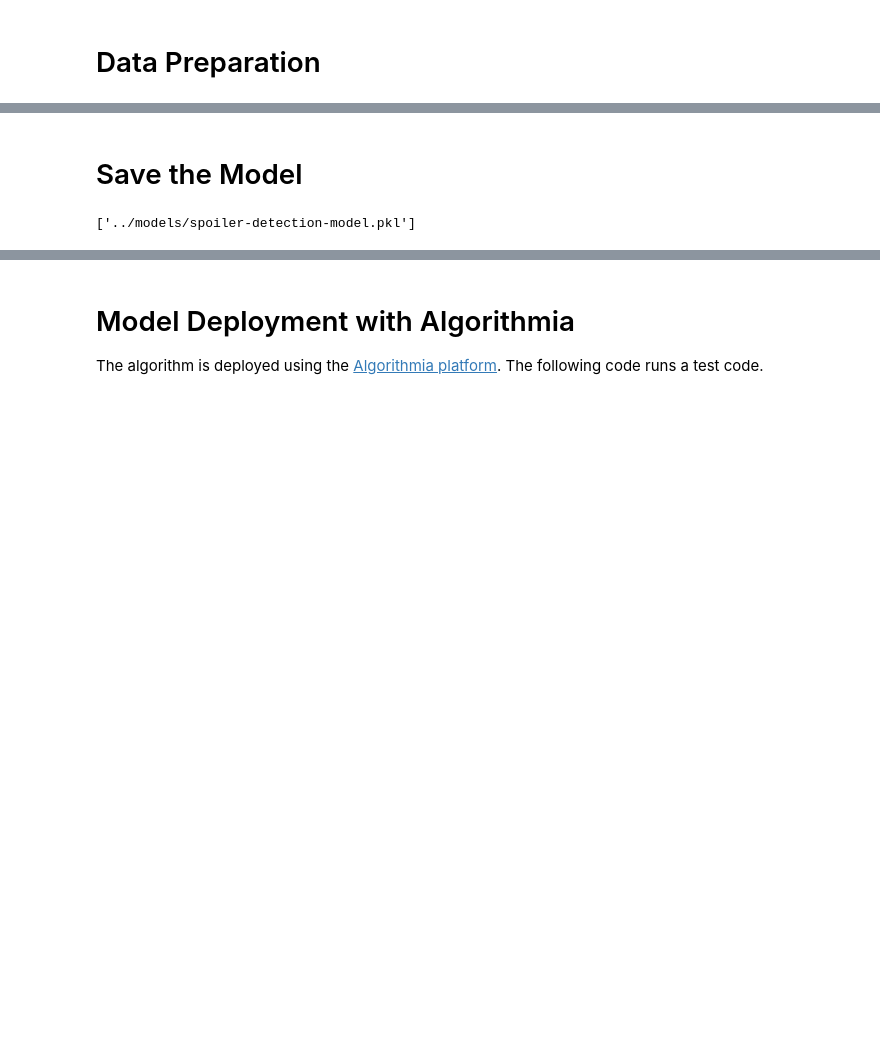
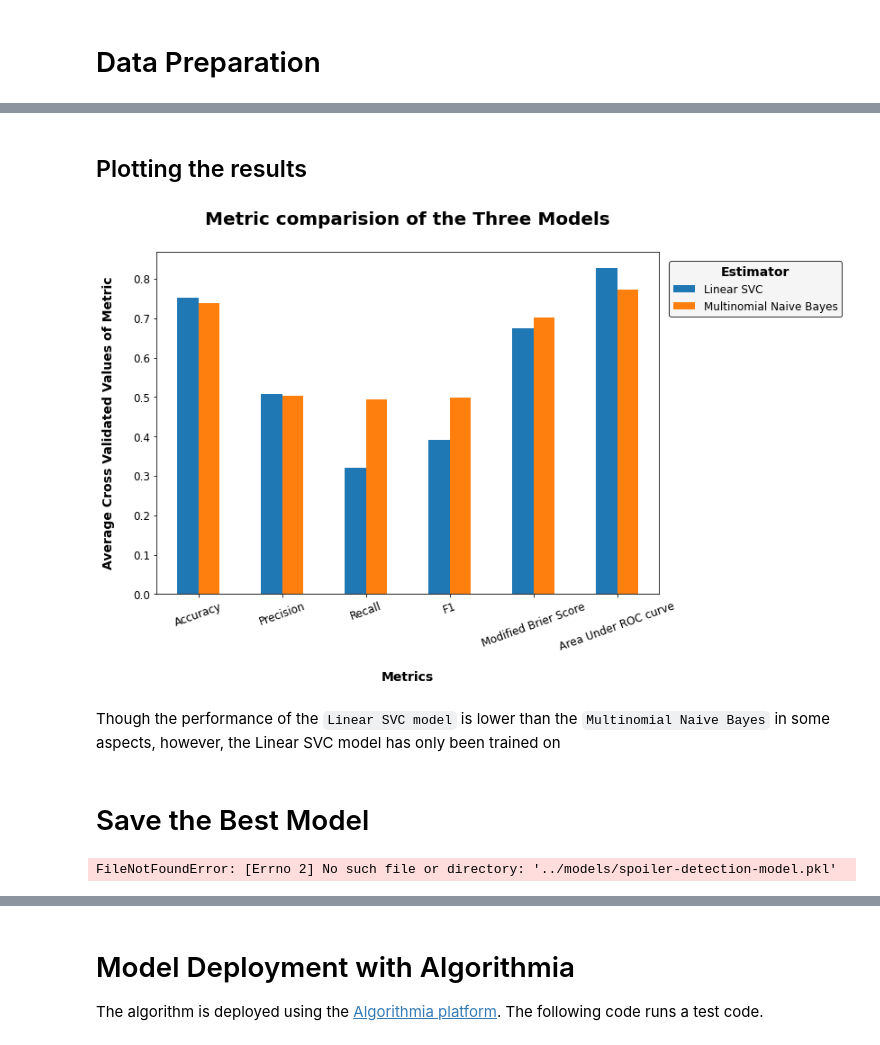
Before and after one commit to radroid/spoiler-buster, a Jupyter notebook: AI-Algorithms/Data Acquisition & Understanding/3 - Modelling.ipynb, the cells around one changed output, grey strips where cells are left out. Drawn from its saved outputs; the diff is of its cells as text; code cells hidden in the pictures; blank space fills up the shorter version.

```diff
--- a/AI-Algorithms/Data Acquisition & Understanding/3 - Modelling.ipynb
+++ b/AI-Algorithms/Data Acquisition & Understanding/3 - Modelling.ipynb
@@ -123,0 +185,19 @@ weighted avg       0.72      0.75      0.73      3750
+# %%
+from helper_functions import evaluate_model
+
+
+# Setting seed to ensure reproducability
+np.random.seed(100)
+
+# Transform data
+X_trans = vectorizer.transform(X)
+# %%
+# Getting Metric scores on each model
+print('Evaluating Multinomial Naive Bayes Model')
+eval_NB = evaluate_model(clf_NB, X_trans, y, False)
+
+print('Evaluating Support Vector Machine')
+eval_svc = evaluate_model(clf_svc, X_trans[:1_000], y[:1_000], False)
+
+df = pd.DataFrame({'Linear SVC': eval_svc,
+                   'Multinomial Naive Bayes': eval_NB})
@@ -124,10 +245,43 @@ weighted avg       0.72      0.75      0.73      3750
+# %% [markdown]
+## Plotting the results
+# %%
+# Instantiating figure
+fig, ax = plt.subplots(figsize=(10,7))
+
+# plotting data
+df.plot.bar(ax=ax)
+
+# Formatting title and axes
+ax.set_title("Metric comparision of the Three Models",
+             fontdict={"fontsize":20, "fontweight":'bold'},
+             pad=30)
+
+ax.set_xlabel("Metrics", fontsize=14, fontweight='bold', labelpad=20)
+ax.set_ylabel("Average Cross Validated Values of Metric",
+              fontsize=14, fontweight='bold', labelpad=20)
+
+locs, labels = plt.xticks()
+plt.xticks(locs, ['Accuracy', 'Precision', 'Recall', 'F1', 'Modified Brier Score', 'Area Under ROC curve'],
+           fontsize=12, rotation=20)
+plt.yticks(fontsize=12)
+# ax.set_ylim([0.8, 1])
+
+# Formatting legend
+leg = ax.legend(fontsize=12, loc=(1.02, 0.81), frameon=True)
+leg.get_frame().set_color("#F2F2F2")
+leg.get_frame().set_edgecolor("#000000")
+leg.set_title("Estimator", prop={"size": 14, "weight": 'bold'})
+# %% [output]
+[figure, added]
+# %% [markdown]
+Though the performance of the `Linear SVC model` is lower than the `Multinomial Naive Bayes` in some aspects, however, the Linear SVC model has only been trained on
 # %% [markdown]
-# Save the Model
+# Save the Best Model
 # %%
 # save model
-joblib.dump(model, '../models/spoiler-detection-model.pkl')
+joblib.dump(df['Multinomial Naive Bayes'], '../models/spoiler-detection-model.pkl')
 # %% [output]
-['../models/spoiler-detection-model.pkl']
+FileNotFoundError: [Errno 2] No such file or directory: '../models/spoiler-detection-model.pkl'
 # %%
 # save count vectorizer
 joblib.dump(vectorizer, '../preprocessing/count-vectorizer.pkl')
```
Also changed, not shown: parts of 20 cells of this notebook.
